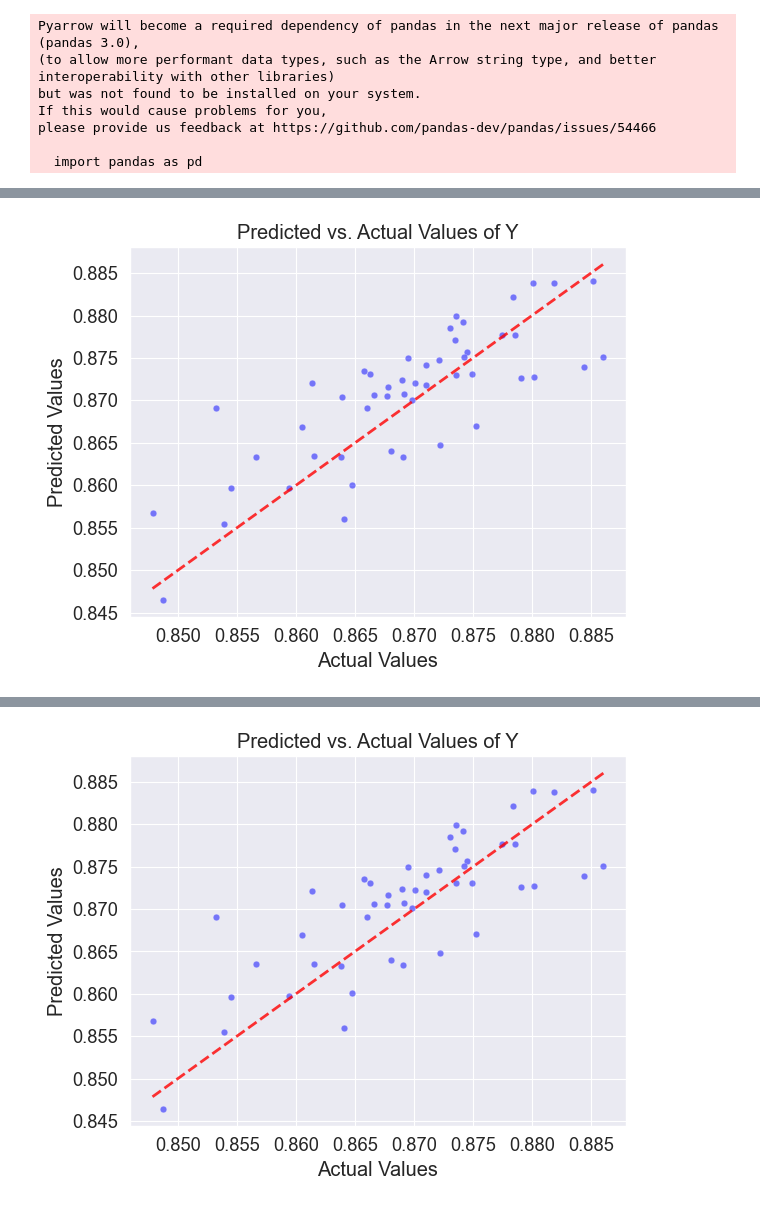
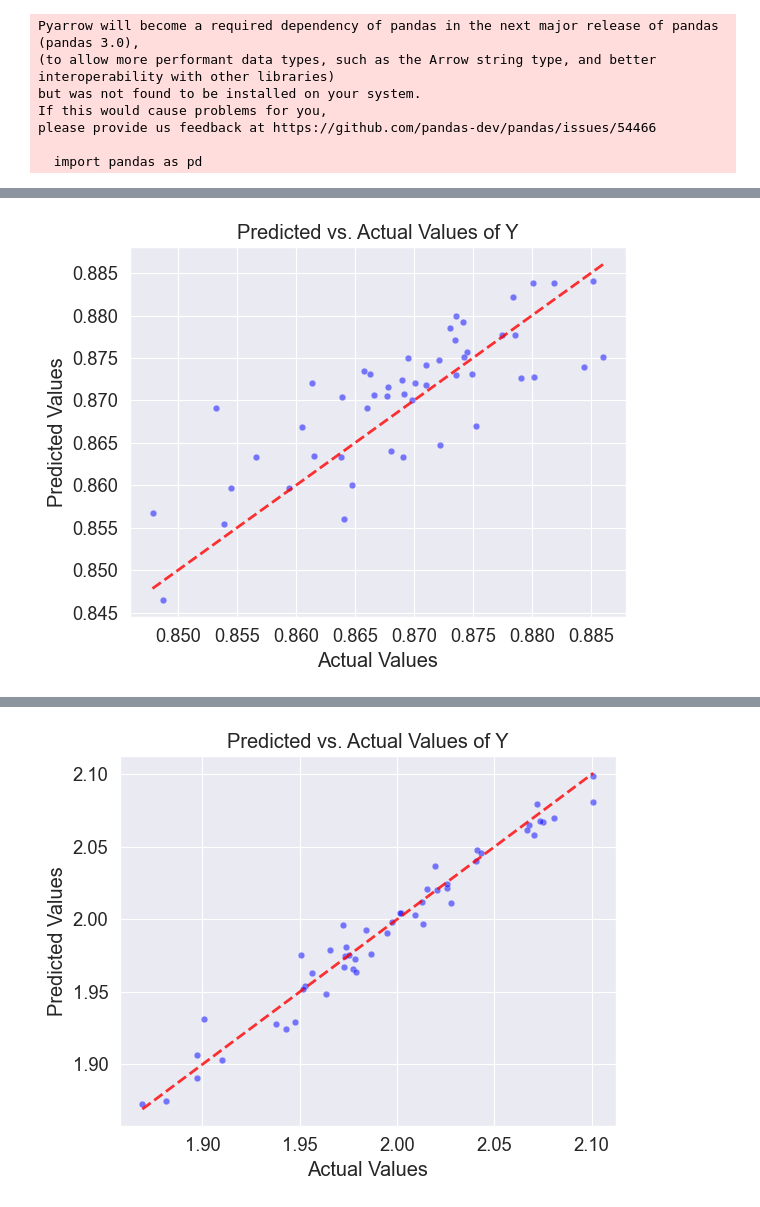
Before and after one commit to Lui5ito/GraduationProject, a Jupyter notebook: Experimental Part/Benchmark_KRR.ipynb, the cells around one changed output, grey strips where cells are left out. Cells and saved outputs as stored; diff of their text form; code cells hidden in the pictures.

```diff
--- a/Experimental Part/Benchmark_KRR.ipynb
+++ b/Experimental Part/Benchmark_KRR.ipynb
@@ -107,6 +107,8 @@ def import_blades_and_sinkhornPotentials_and_scalars(problem, problem_txt, test,
     efficiency = []
     omega = []
     P = []
+    compression_ratio = []
+    massflow = []
     for id in padded_split:
         coefficient_file_path = f'Rotor37/dataset/samples/sample_{id}/scalars.csv'
         scalars = pd.read_csv(coefficient_file_path)
@@ -114,8 +116,10 @@ def import_blades_and_sinkhornPotentials_and_scalars(problem, problem_txt, test,
         efficiency.append(scalars["Efficiency"][0])
         omega.append(scalars["Omega"][0])
         P.append(scalars["P"][0])
+        compression_ratio.append(scalars["Compression_ratio"][0])
+        massflow.append(scalars["Massflow"][0])
 
-    return distributions, sinkhorn_potentials, efficiency, omega, P, metadata
+    return distributions, sinkhorn_potentials, efficiency, omega, P, compression_ratio, massflow, metadata
 
 def random_subsample_fn(X: np.ndarray, size: int) -> np.ndarray:
     """Selects lines in the input sample randomly.
@@ -320,27 +324,32 @@ for train_split, train_split_txt in zip(all_train_splits, all_train_splits_txt):
             for epsilon, epsilon_txt in zip(all_epsilons, all_epsilon_txt):
                 for ref_measure_txt in all_ref_measure_txt:
                     for ref_measure_size in all_ref_measure_size:
-                        _, sinkhorn_potentials, efficiency, omega, P, metadata = import_blades_and_sinkhornPotentials_and_scalars(problem = train_split, problem_txt = train_split_txt, test = None,
-                                                ref_measure_txt = ref_measure_txt, ref_measure_size = ref_measure_size, mu = np.array([0, 0, 0]), sigma = np.array([1, 1, 1]), center = (0.1, 0.1, 0.1), radius = 0.04,
-                                                epsilon = epsilon, epsilon_txt = epsilon_txt,
-                                                subsampling_size = subsampling_size, subsampling_size_txt = subsampling_size_txt,
-                                                subsampling_method = subsampling_method, subsampling_method_txt = subsampling_method_txt,
-                                                precomputed_indices = precomputed_indices,
-                                                path_to_rotor37 = None)
+                        _, sinkhorn_potentials, efficiency, omega, P, compression_ratio, massflow, metadata = import_blades_and_sinkhornPotentials_and_scalars(problem = train_split, problem_txt = train_split_txt, test = None,
+                                                                                                                                  ref_measure_txt = ref_measure_txt, ref_measure_size = ref_measure_size, mu = np.array([0, 0, 0]), sigma = np.array([1, 1, 1]), center = (0.1, 0.1, 0.1), radius = 0.04,
+                                                                                                                                  epsilon = epsilon, epsilon_txt = epsilon_txt,
+                                                                                                                                  subsampling_size = subsampling_size, subsampling_size_txt = subsampling_size_txt,
+                                                                                                                                  subsampling_method = subsampling_method, subsampling_method_txt = subsampling_method_txt,
+                                                                                                                                  precomputed_indices = precomputed_indices,
+                                                                                                                                  path_to_rotor37 = None)
 
                         ## Use array objects and reshape them to have the correct form. This is important for the preprocessing steps later.
-                        omega = np.array(omega)
-                        omega = omega.reshape(-1, 1)
+                        omega = np.array(omega).reshape(-1, 1)
 
-                        P = np.array(P)
-                        P = P.reshape(-1, 1)
+                        P = np.array(P).reshape(-1, 1)
 
-                        efficiency = np.array(efficiency)
+                        efficiency = np.array(efficiency).reshape(-1, 1)
+
+                        massflow = np.array(massflow).reshape(-1, 1)
+
+                        compression_ratio = np.array(compression_ratio).reshape(-1, 1)
+
+                        output_scalars = np.hstack((efficiency, massflow, compression_ratio))
+                        print(output_scalars.shape)
 
                         feature_matrix = np.hstack((sinkhorn_potentials, P, omega))
 
                         # Test split
-                        x_train, x_test, y_train, y_test = train_test_split(feature_matrix, efficiency, train_size = 0.8, random_state = 40)
+                        x_train, x_test, y_train, y_test = train_test_split(feature_matrix, output_scalars, train_size = 0.8, random_state = 40)
 
                         sampling_size = subsampling_size
                         print(sinkhorn_potentials.shape)
@@ -390,27 +399,37 @@ for train_split, train_split_txt in zip(all_train_splits, all_train_splits_txt):
 
 
                         predictions = best_model.predict(X=k_test)
-                        # Compute the MSE
-                        mse = mean_squared_error(y_true=y_test, y_pred=predictions)
-                        print(f'Mean Square Error on the Test Set: {mse}')
-                        # Compute the EVS
-                        evs = explained_variance_score(y_true=y_test, y_pred=predictions)
-                        print(f'Explained Variance Score on the Test Set: {evs}')
+                        print("prediction shape", predictions.shape)
+                        ## Compute the MSE
+                        mse = []
+                        evs = []
+                        for i in range(y_train.shape[1]):
+                            mse.append(mean_squared_error(y_true = y_test[:, i], y_pred = predictions[:, i]))
+                            # Compute the EVS
+                            evs.append(explained_variance_score(y_true = y_test[:, i], y_pred = predictions[:, i]))
+
+                            # Print the MSE and EVS
+                            print(f'Mean Square Error on the Test Set: {mse[i]}')
+                            print(f'Explained Variance Score on the Test Set: {evs[i]}')
+
+                            plt.figure()
+
+                            sns.set_theme(context='paper', font_scale=1.5)
+                            sns.scatterplot(x=y_test[:, i], y=predictions[:, i], color='blue', alpha=0.5)
+
+                            ## Adding the x=y line and the text
+                            plt.plot([min(y_test[:, i]), max(y_test[:, i])], [min(y_test[:, i]), max(y_test[:, i])], linestyle='--', color='red', linewidth=2, alpha = 0.8)
+
+                            #plt.text(min(1.053*y_test), max(1.004*prediction.flatten()), f'EVS = {evs:.4f}', ha='left', va='top', color='black', fontsize=10, weight='bold')
+                            #plt.text(min(1.053*y_test), max(1.001*prediction.flatten()), f'MSE = {mse:.3e}', ha='left', va='top', color='black', fontsize=10, weight='bold')
 
 
+                            plt.title('Predicted vs. Actual Values of Y')
+                            plt.xlabel('Actual Values')
+                            plt.ylabel('Predicted Values')
+                            name = "gaussianprocesses_" + "train1000" + "_" + "OptimizedSample1000" + "_epsilon" + "001" +".png"
 
-                        plt.figure()
-                        sns.set_theme(context='paper', font_scale=1.5)
-                        sns.scatterplot(x=y_test, y=predictions, color='blue', alpha=0.5)
-                        ## Adding the x=y line
-                        plt.plot([min(y_test), max(y_test)], [min(y_test), max(y_test)], linestyle='--', color='red', linewidth=2, alpha = 0.8)
-
-
-                        plt.title('Predicted vs. Actual Values of Y')
-                        name = "regression_" + train_split_txt + "_" + subsampling_method_txt + subsampling_size_txt + "_epsilon" + epsilon_txt + ref_measure_txt +".png"
-                        plt.xlabel('Actual Values')
-                        plt.ylabel('Predicted Values')
-                        #plt.savefig('Images/'+name, dpi=300, bbox_inches='tight',format="png")
-                        plt.show()
+                            #plt.savefig('Images/'+name, dpi=300, bbox_inches='tight',format="png")
+                            plt.show()
 # %% [output]
 Save_train64/Save_Sinkhorn/train250/NotSampled/Size10/sinkhorn_potentials_train250_NotSampled_Size10_epsilon001_RandomRefMeasure0.npy
@@ -433 +448 @@ Explained Variance Score on the Test Set: 0.6210316437222241
-[figure, old version]
+[figure, new version]
```
Also changed, not shown: parts of 1 cell of this notebook, 6 other files.
